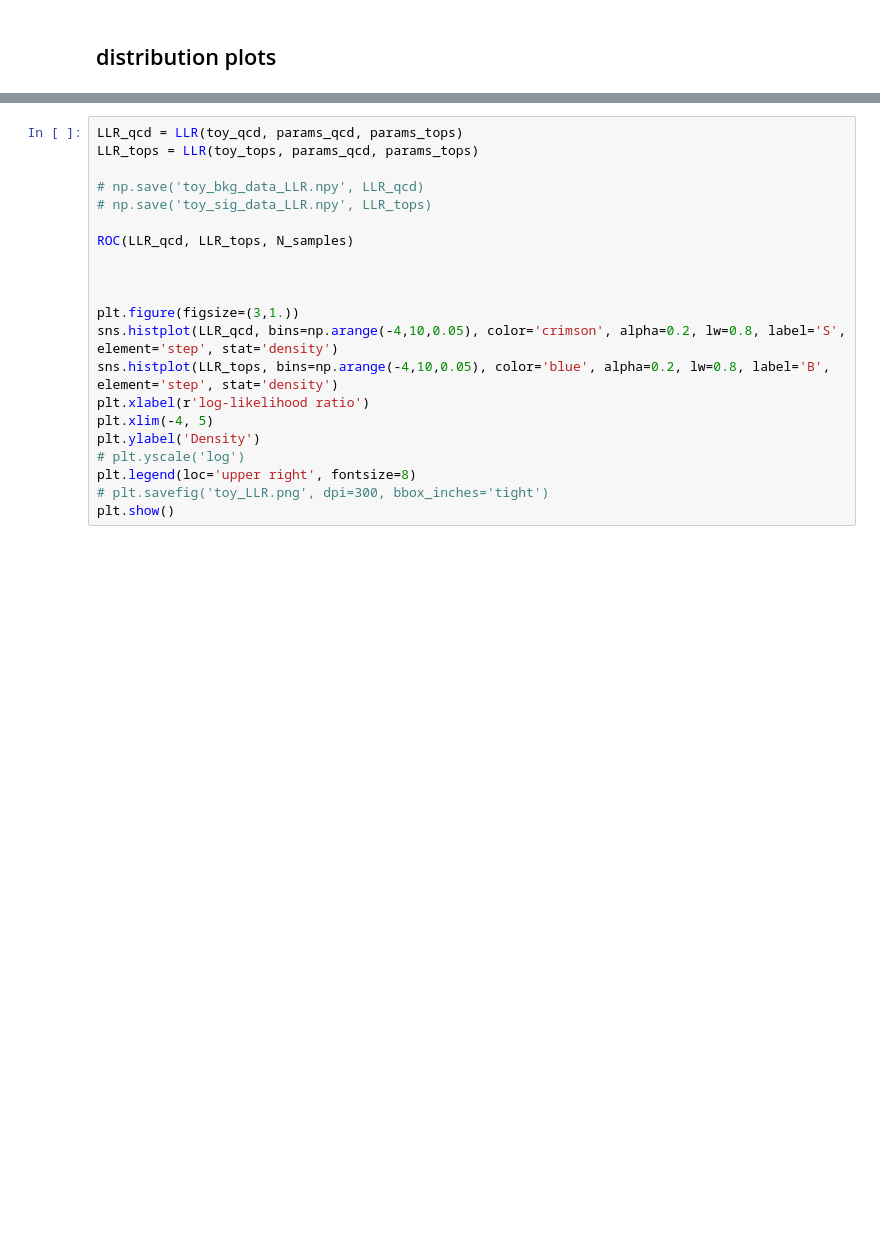
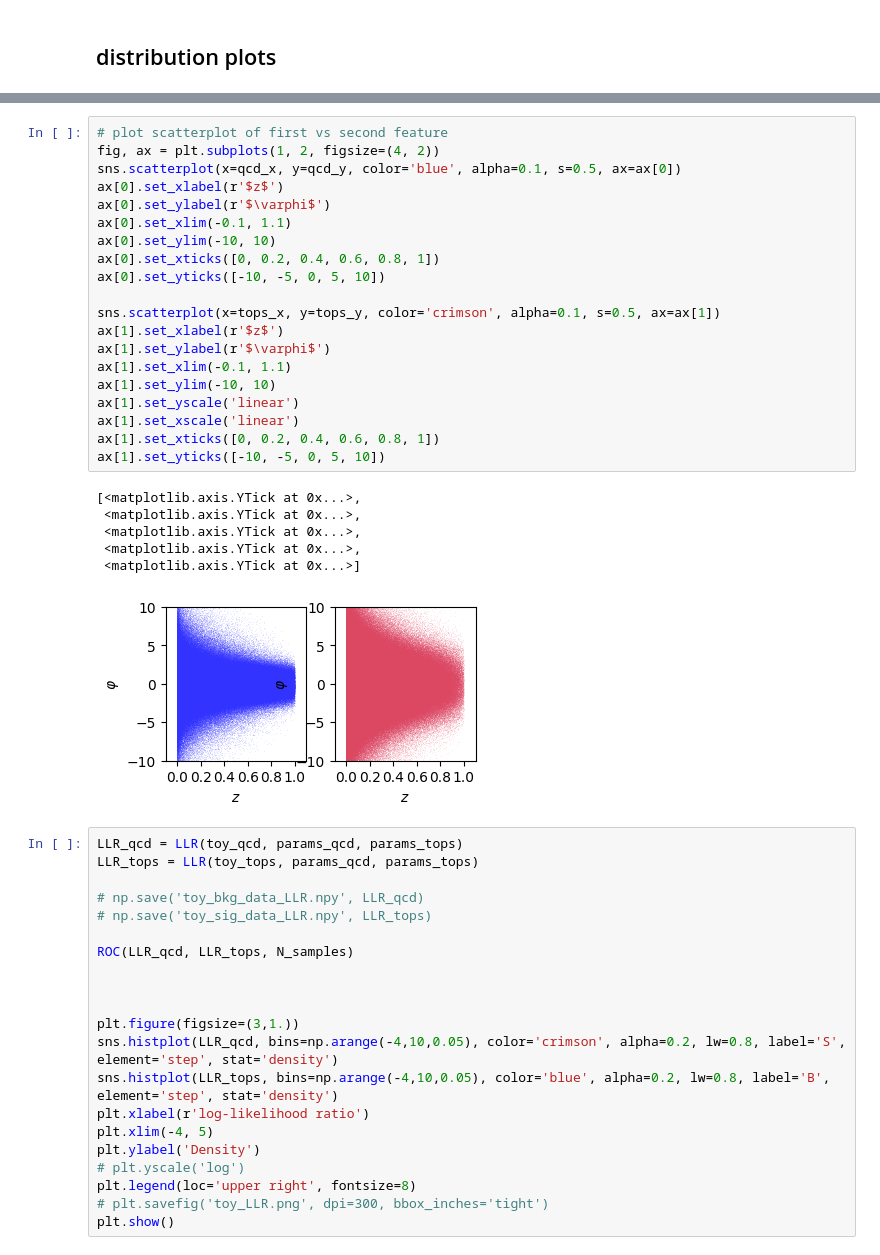
Before and after one commit to dfaroughy/SyntheticJets, a Jupyter notebook: data.ipynb, the cells around one changed output, grey strips where cells are left out. Cells and saved outputs as stored; diff of their text form; blank space fills up the shorter version.

```diff
--- a/data.ipynb
+++ b/data.ipynb
@@ -235,3 +259,30 @@ plt.show()
+# %%
+# plot scatterplot of first vs second feature
+fig, ax = plt.subplots(1, 2, figsize=(4, 2))
+sns.scatterplot(x=qcd_x, y=qcd_y, color='blue', alpha=0.1, s=0.5, ax=ax[0])
+ax[0].set_xlabel(r'$z$')
+ax[0].set_ylabel(r'$\varphi$')
+ax[0].set_xlim(-0.1, 1.1)
+ax[0].set_ylim(-10, 10)
+ax[0].set_xticks([0, 0.2, 0.4, 0.6, 0.8, 1])
+ax[0].set_yticks([-10, -5, 0, 5, 10])
+
+sns.scatterplot(x=tops_x, y=tops_y, color='crimson', alpha=0.1, s=0.5, ax=ax[1])
+ax[1].set_xlabel(r'$z$')
+ax[1].set_ylabel(r'$\varphi$')
+ax[1].set_xlim(-0.1, 1.1)
+ax[1].set_ylim(-10, 10)
+ax[1].set_yscale('linear')
+ax[1].set_xscale('linear')
+ax[1].set_xticks([0, 0.2, 0.4, 0.6, 0.8, 1])
+ax[1].set_yticks([-10, -5, 0, 5, 10])
+# %% [output]
+[<matplotlib.axis.YTick at 0x...>,
+ <matplotlib.axis.YTick at 0x...>,
+ <matplotlib.axis.YTick at 0x...>,
+ <matplotlib.axis.YTick at 0x...>,
+ <matplotlib.axis.YTick at 0x...>]
+[figure, added]
 # %%
 LLR_qcd = LLR(toy_qcd, params_qcd, params_tops)
 LLR_tops = LLR(toy_tops, params_qcd, params_tops)
```
Also changed, not shown: parts of 6 cells of this notebook, 5 other files.
